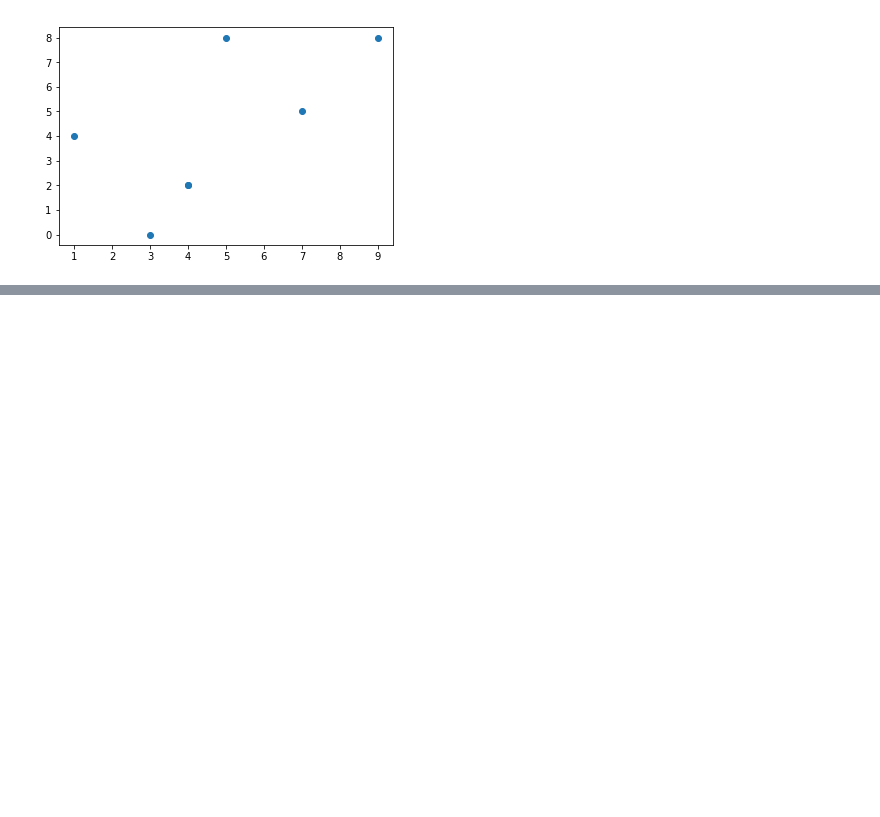
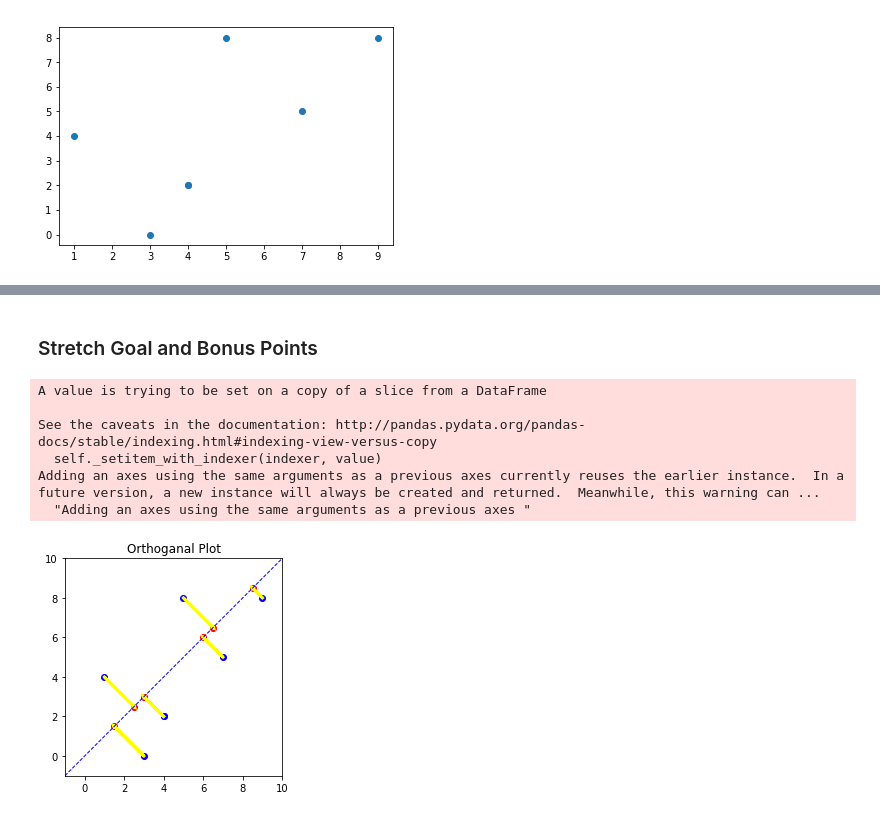
Before and after one commit to JimKing100/DS-Unit-1-Sprint-4-Linear-Algebra, a Jupyter notebook: module2-intermediate-linear-algebra/Intermediate_Linear_Algebra_Assignment.ipynb, the cells around one changed output, grey strips where cells are left out. Saved outputs shown, nothing was run; the diff lists cells and outputs as text; code cells hidden in the pictures; blank space fills up the shorter version.

```diff
--- a/module2-intermediate-linear-algebra/Intermediate_Linear_Algebra_Assignment.ipynb
+++ b/module2-intermediate-linear-algebra/Intermediate_Linear_Algebra_Assignment.ipynb
@@ -523,0 +566,67 @@ plt.show()
+# %% [markdown]
+### Stretch Goal and Bonus Points
+# %%
+# Axis Bounds
+plt.xlim(-1,10)
+plt.ylim(-1,10)
+
+# Test values
+x_values = [1, 4, 7, 3, 9, 4, 5 ]
+y_values = [4, 2, 5, 0, 8, 2, 8]
+
+data = {"x": x_values, "y": y_values}
+df = pd.DataFrame(data)
+
+# Calculate linear projections
+def linear_proj(v, w):
+  x = np.matmul(v, w)
+  y = np.matmul(v, v)
+  z = x/y * np.array(v)
+  return z
+
+# Initialize the df
+df['px'] = 0
+df['py'] = 0
+df['x_minus_proj_x'] = 0
+df['x_minus_proj_y'] = 0
+
+# Calculate the projections
+for i in range(0, len(df['x'])):
+  v1 = [1, 1]
+  w1 = [df['x'].iloc[i], df['y'].iloc[i]]
+
+  proj = linear_proj(v1, w1)
+  df['px'].iloc[i] = proj[0]
+  df['py'].iloc[i] = proj[1]
+
+  x_minus_proj = w1 - proj
+  df['x_minus_proj_x'].loc[i] = -x_minus_proj[0]
+  df['x_minus_proj_y'].loc[i] = -x_minus_proj[1]
+
+# Set axes
+axes = plt.gca()
+plt.axes().set_aspect('equal')
+
+# Get Vals for L
+x_vals = np.array(axes.get_xlim())
+y_vals = x_vals
+
+# Plot
+plt.plot(x_vals, y_vals, '--', color='b', linewidth=1)
+
+plt.scatter(df['x'], df['y'], color='blue')
+plt.scatter(df['px'], df['py'], color='red')
+
+for i in range(0, len(df['x'])):
+  plt.arrow(df['x'][i], df['y'][i], df['x_minus_proj_x'][i], df['x_minus_proj_y'][i], linewidth=3, head_width=.05, head_length=0.05, color = 'yellow')
+
+plt.title("Orthoganal Plot")
+plt.show()
+# %% [output]
+A value is trying to be set on a copy of a slice from a DataFrame
+
+See the caveats in the documentation: http://pandas.pydata.org/pandas-docs/stable/indexing.html#indexing-view-versus-copy
+  self._setitem_with_indexer(indexer, value)
+Adding an axes using the same arguments as a previous axes currently reuses the earlier instance.  In a future version, a new instance will always be created and returned.  Meanwhile, this warning can ...
+  "Adding an axes using the same arguments as a previous axes "
+[figure, added]
```
Also changed, not shown: parts of 3 cells of this notebook.
